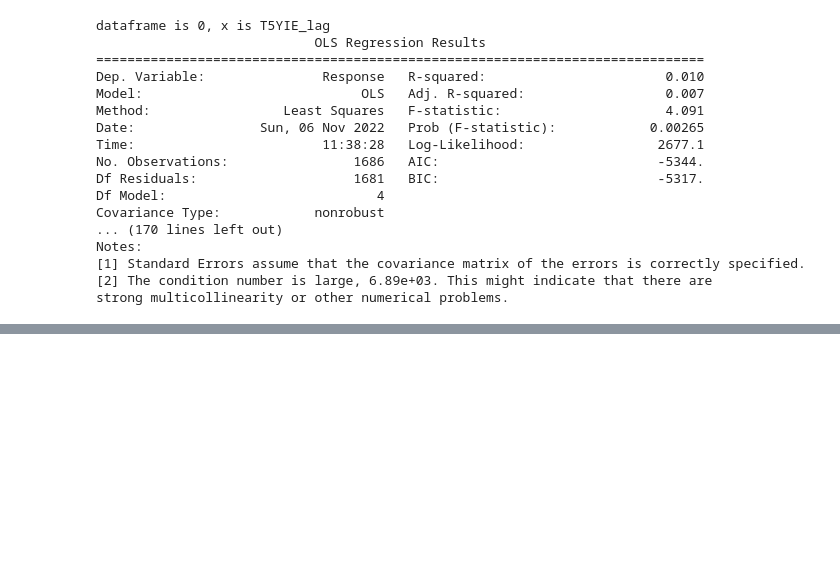
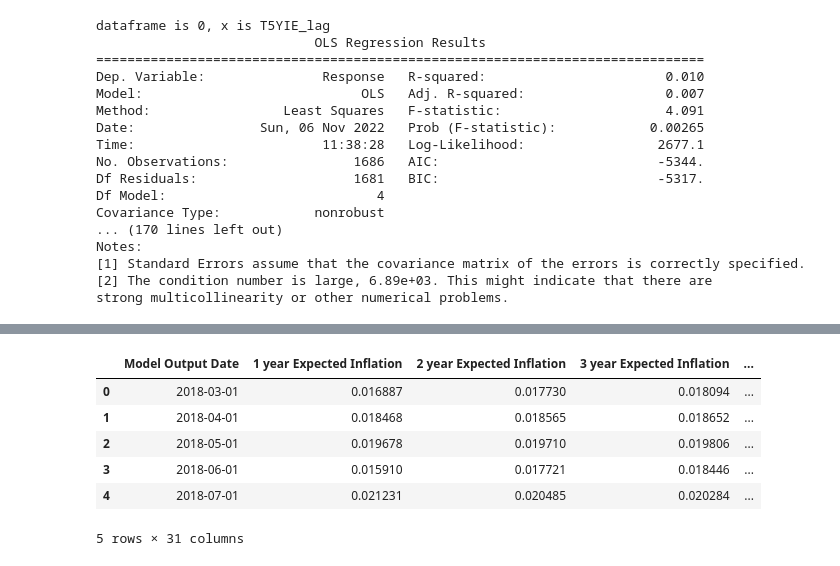
Before and after one commit to jennarempel/Team-ETH, a Jupyter notebook: Data/Fintech.ipynb, the cells around one changed output, grey strips where cells are left out. Saved outputs shown, nothing was run; the diff lists cells and outputs as text; code cells hidden in the pictures; blank space fills up the shorter version.

```diff
--- a/Data/Fintech.ipynb
+++ b/Data/Fintech.ipynb
@@ -631,0 +694,12 @@ strong multicollinearity or other numerical problems.
+# %%
+df_swap_c = df_swap[~(df_swap['Model Output Date'] < '2018-03-01')]
+df_swap_c=df_swap_c.reset_index(drop=True)
+df_swap_c.head()
+# %% [output]
+|  | Model Output Date | 1 year Expected Inflation | 2 year Expected Inflation | 3 year Expected Inflation | ... |
+| 0 | 2018-03-01 | 0.016887 | 0.017730 | 0.018094 | ... |
+| 1 | 2018-04-01 | 0.018468 | 0.018565 | 0.018652 | ... |
+| 2 | 2018-05-01 | 0.019678 | 0.019710 | 0.019806 | ... |
+| 3 | 2018-06-01 | 0.015910 | 0.017721 | 0.018446 | ... |
+| 4 | 2018-07-01 | 0.021231 | 0.020485 | 0.020284 | ... |
+5 rows × 31 columns
```
Also changed, not shown: parts of 14 cells of this notebook.
